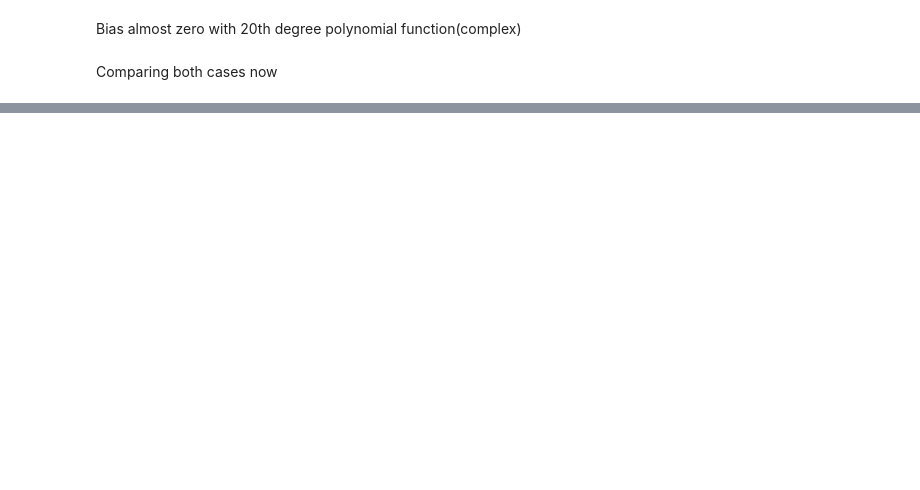
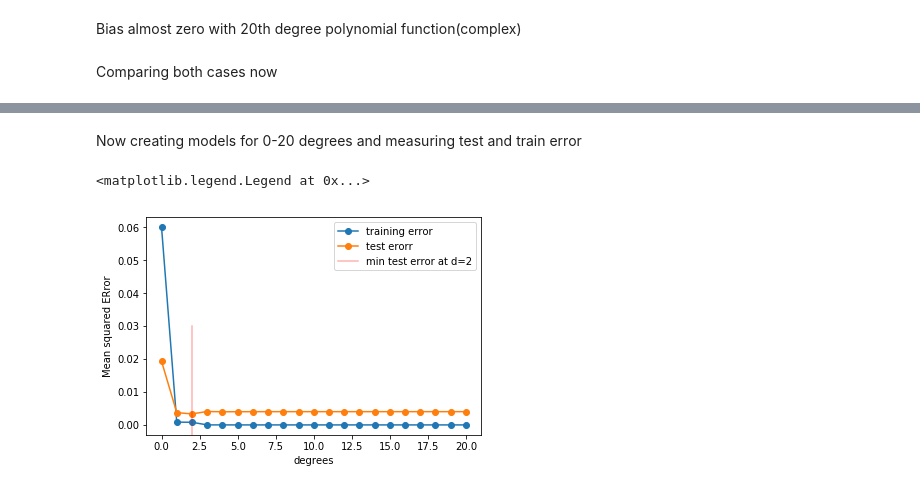
Before and after one commit to arunmarria/Fun-with-python, a Jupyter notebook: ML basics - Overfitting, regularization, Cross validation/ML basics.ipynb, the cells around one changed output, grey strips where cells are left out. Saved outputs shown, nothing was run; the diff lists cells and outputs as text; code cells hidden in the pictures; blank space fills up the shorter version.

```diff
--- a/ML basics - Overfitting, regularization, Cross validation/ML basics.ipynb
+++ b/ML basics - Overfitting, regularization, Cross validation/ML basics.ipynb
@@ -98,0 +208,12 @@ plt.title("Bias");
+# %%
+## now trying differnt degrees on features
+
+def make_features(train_set, test_set, degrees):
+    trainTestList =[]
+    for d in degrees:
+        trainTestDic ={}
+        trainTestDic['train'] = PolynomialFeatures(d).fit_transform(train_set.reshape(-1,1))
+        trainTestDic['test'] = PolynomialFeatures(d).fit_transform(test_set.reshape(-1,1))
+        trainTestList.append(trainTestDic)
+
+    return trainTestList
@@ -98,0 +226,10 @@ plt.title("Bias");
+# %%
+## doing for 20 degrees
+degrees = range(21)
+error_train = np.empty(len(degrees))
+error_test = np.empty(len(degrees))
+# %%
+## now make features for 20 degrees(for fitting linear regression 20 times --20 diff models with increasing
+#complexity)
+
+trainTestLists =make_features(xtrain, xtest, degrees)
@@ -98,0 +262,28 @@ plt.title("Bias");
+# %% [markdown]
+Now creating models for 0-20 degrees and measuring test and train error
+# %%
+for d in degrees:
+    Xtrain = trainTestLists[d]['train']
+    Xtest = trainTestLists[d]['test']
+    # set up model
+    est = LinearRegression()
+    # fit the model on training data
+    est.fit(Xtrain, ytrain)
+
+    # predict
+    prediction_on_training = est.predict(Xtrain)
+    prediction_on_test = est.predict(Xtest)
+
+    error_train[d]= mean_squared_error(prediction_on_training, ytrain)
+    error_test[d] = mean_squared_error(prediction_on_test, ytest)
+# %%
+plt.plot(degrees, error_train, marker='o', label = 'training error')
+plt.plot(degrees, error_test, marker= 'o', label ='test erorr')
+
+plt.xlabel('degrees')
+plt.ylabel('Mean squared ERror')
+plt.axvline(np.argmin(error_test), 0,0.5, color='r', label="min test error at d=%d"%np.argmin(error_test), alpha=0.3)
+plt.legend(loc = 'upper right')
+# %% [output]
+<matplotlib.legend.Legend at 0x...>
+[figure, added]
```
Also changed, not shown: parts of 43 cells of this notebook.
